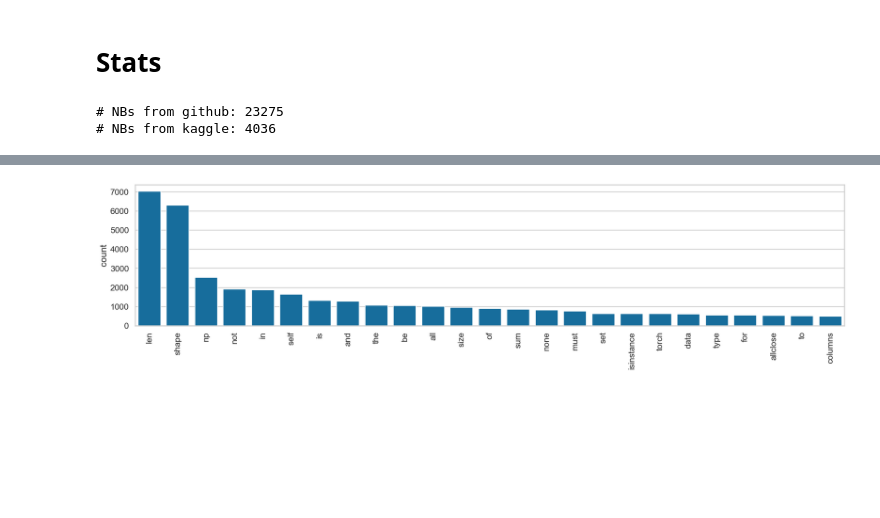
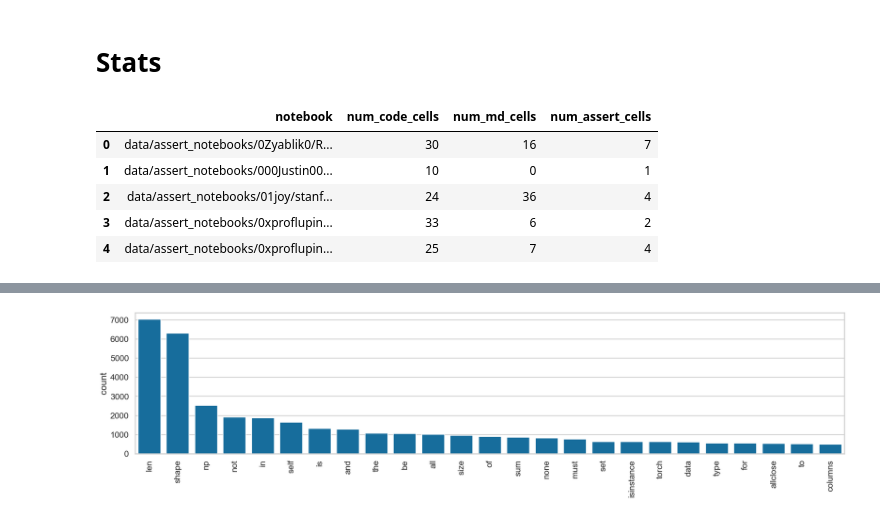
Before and after one commit to arumoy-shome/shome2023notebook, a Jupyter notebook: docs/analysis.ipynb, the cells around one changed output, grey strips where cells are left out. Drawn from its saved outputs; the diff is of its cells as text; code cells hidden in the pictures; blank space fills up the shorter version.

```diff
--- a/docs/analysis.ipynb
+++ b/docs/analysis.ipynb
@@ -10,14 +10,17 @@ sns.set_theme(context="talk", style="whitegrid", palette="colorblind")
 # %% [markdown]
 # Stats
 # %%
-github = pd.read_csv(
-    "data/shome2023notebook/github-stats.csv",
+stats = pd.read_csv(
+    "data/shome2023notebook/stats.csv",
     header=None,
     names=["notebook", "num_code_cells", "num_md_cells", "num_assert_cells"],
 )
-kaggle = pd.read_csv(
-    "data/shome2023notebook/kaggle-stats.csv",
-    header=None,
-    names=["notebook", "num_code_cells", "num_md_cells", "num_assert_cells"],
-)
+stats.head()
+# %% [output]
+|  | notebook | num_code_cells | num_md_cells | num_assert_cells |
+| 0 | data/assert_notebooks/0Zyablik0/R... | 30 | 16 | 7 |
+| 1 | data/assert_notebooks/000Justin00... | 10 | 0 | 1 |
+| 2 | data/assert_notebooks/01joy/stanf... | 24 | 36 | 4 |
+| 3 | data/assert_notebooks/0xproflupin... | 33 | 6 | 2 |
+| 4 | data/assert_notebooks/0xproflupin... | 25 | 7 | 4 |
 # %%
@@ -26,6 +27,0 @@ assert not kaggle.duplicated(subset=["notebook"]).all()
-# %%
-print(f"# NBs from github: {len(github["notebook"])}")
-print(f"# NBs from kaggle: {len(kaggle["notebook"])}")
-# %% [output]
-# NBs from github: 23275
-# NBs from kaggle: 4036
```
Also changed, not shown: parts of 14 cells of this notebook, 5 other files.
